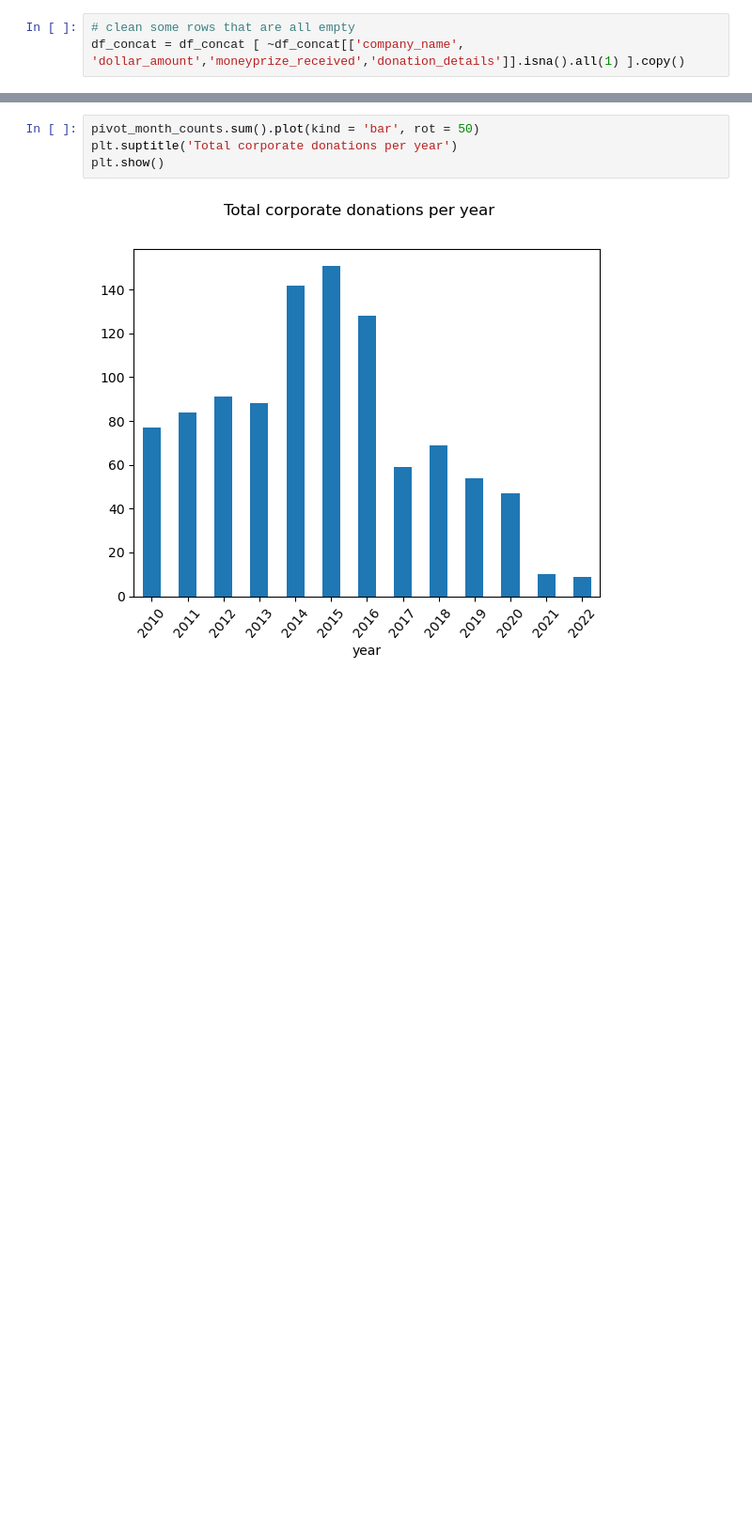
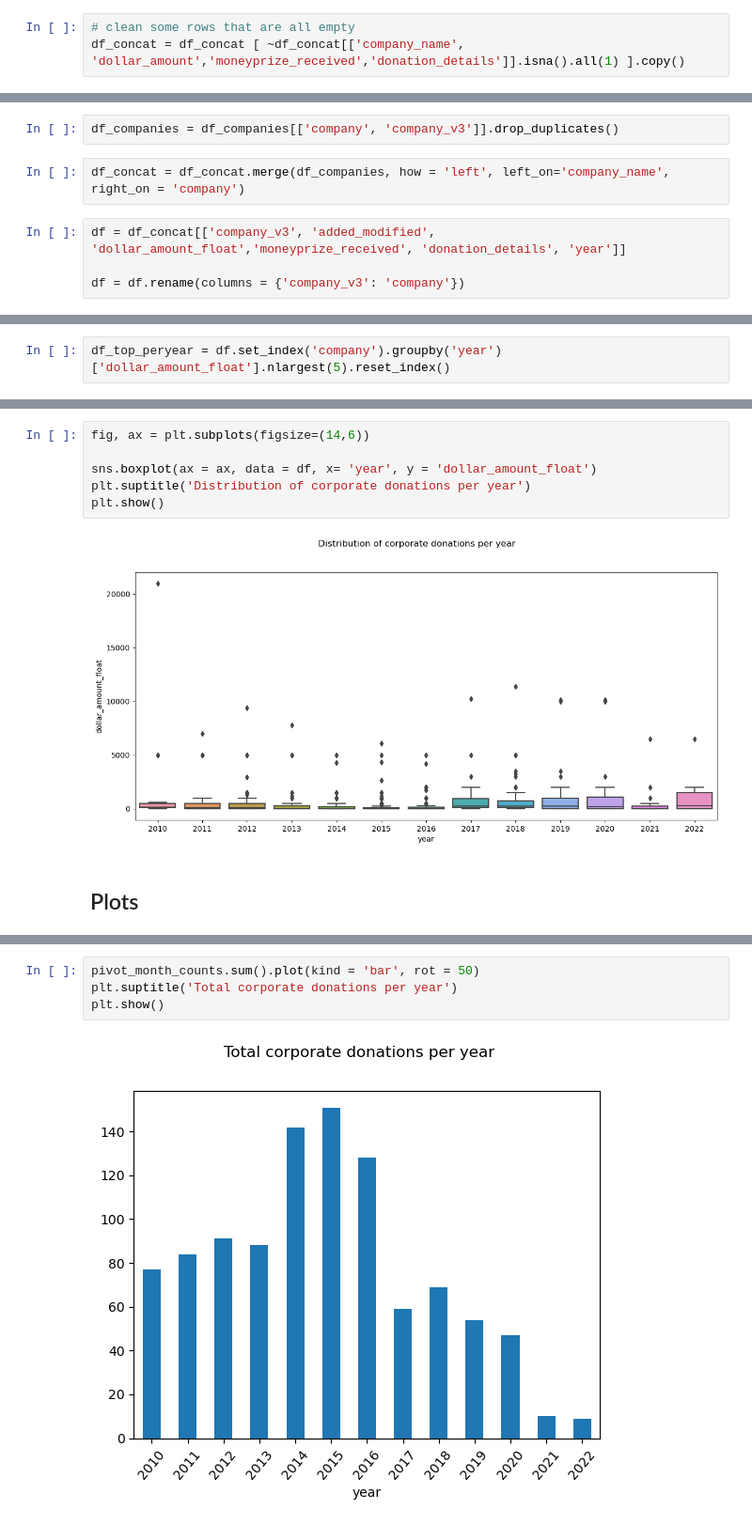
Before and after one commit to carlosfg97/Kurling4Kids, a Jupyter notebook: past_donors/past_donors_etl.ipynb, the cells around one changed output, grey strips where cells are left out. Shown at 94% size. Cells and saved outputs as stored; diff of their text form; blank space fills up the shorter version.

```diff
--- a/past_donors/past_donors_etl.ipynb
+++ b/past_donors/past_donors_etl.ipynb
@@ -240,0 +245,8 @@ plt.show()
+# %%
+df_companies = df_companies[['company', 'company_v3']].drop_duplicates()
+# %%
+df_concat = df_concat.merge(df_companies, how = 'left', left_on='company_name', right_on = 'company')
+# %%
+df = df_concat[['company_v3', 'added_modified', 'dollar_amount_float','moneyprize_received', 'donation_details', 'year']]
+
+df = df.rename(columns = {'company_v3': 'company'})
@@ -240,0 +269,2 @@ plt.show()
+# %%
+df_top_peryear = df.set_index('company').groupby('year')['dollar_amount_float'].nlargest(5).reset_index()
@@ -240,0 +291,10 @@ plt.show()
+# %%
+fig, ax = plt.subplots(figsize=(14,6))
+
+sns.boxplot(ax = ax, data = df, x= 'year', y = 'dollar_amount_float')
+plt.suptitle('Distribution of corporate donations per year')
+plt.show()
+# %% [output]
+[figure, added]
+# %% [markdown]
+## Plots
```
Also changed, not shown: parts of 45 cells of this notebook, 1 other file.
